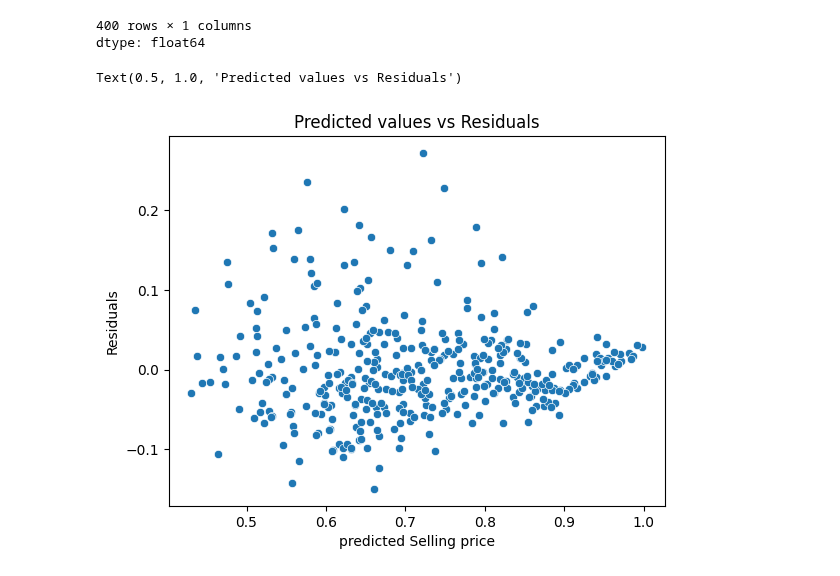
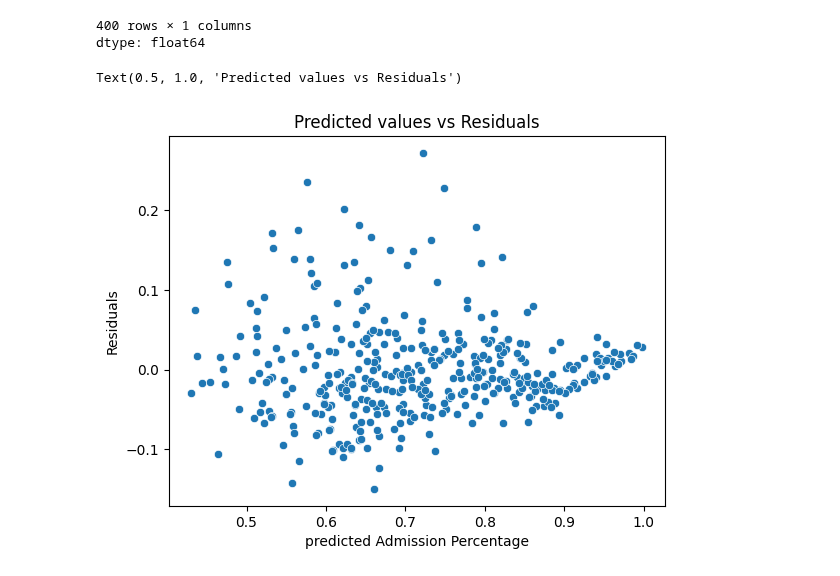
Before and after one commit to akshayabhale1406/SCLR_Jamboree_Education_Linear_Regression, a Jupyter notebook: Jamboree_Education_Linear_Regression.ipynb, the cells around one changed output. Cells and saved outputs as stored; diff of their text form; code cells hidden in the pictures.

```diff
--- a/Jamboree_Education_Linear_Regression.ipynb
+++ b/Jamboree_Education_Linear_Regression.ipynb
@@ -436,9 +436,9 @@ y_hat = sm_model.predict(X_sm)
 errors = y_hat - y_train
 # %%
 sns.scatterplot(x=y_hat,y=errors)
-plt.xlabel("predicted Selling price")
+plt.xlabel("predicted Admission Percentage")
 plt.ylabel("Residuals")
 plt.title("Predicted values vs Residuals")
 # %% [output]
 Text(0.5, 1.0, 'Predicted values vs Residuals')
-[figure, old version]
+[figure, new version]
```
